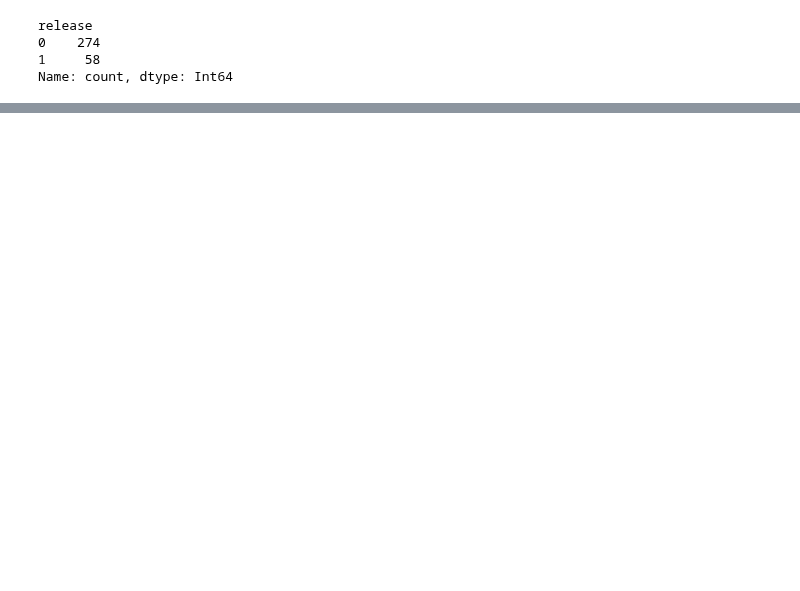
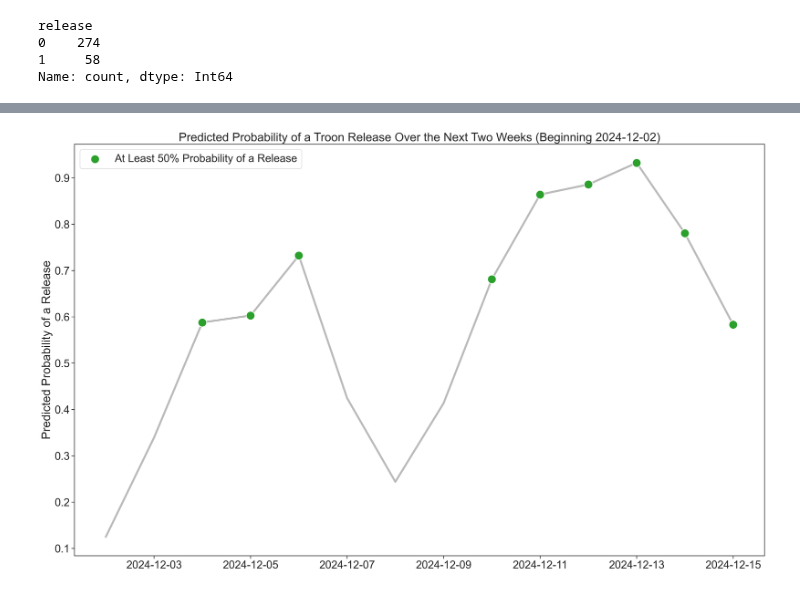
Before and after one commit to dmnapolitano/troon_release_prediction, a Jupyter notebook: Predict the Next Release - Bayesian Logistic Regression.ipynb, the cells around one changed output, grey strips where cells are left out. Saved outputs shown, nothing was run; the diff lists cells and outputs as text; code cells hidden in the pictures; blank space fills up the shorter version.

```diff
--- a/Predict the Next Release - Bayesian Logistic Regression.ipynb
+++ b/Predict the Next Release - Bayesian Logistic Regression.ipynb
@@ -178,0 +202,3 @@ plt.show()
+# %%
+with model:
+    idata = pm.sample(1000, tune=1000, chains=4, random_seed=1024)
@@ -178,0 +237,4 @@ plt.show()
+# %%
+with model:
+    pm.set_data({"features" : next_two_weeks[feature_names].T})
+    pred_next = pm.sample_posterior_predictive(idata, predictions=True, var_names=["release"])
@@ -178,0 +245,4 @@ plt.show()
+# %%
+next_two_weeks["release_pred"] = [mode(p)[0] for p in pred_next["predictions"]["release"].stack(all_draws=["chain", "draw"]).values]
+# %%
+next_two_weeks["release_pred_prob"] = np.mean(pred_next["predictions"]["release"].stack(all_draws=["chain", "draw"]).values, axis=1)
@@ -178,0 +267,12 @@ plt.show()
+# %%
+ax = sns.lineplot(data=next_two_weeks, x="index", y="release_pred_prob", linewidth=4, color="darkgrey", alpha=0.8)
+sns.scatterplot(data=next_two_weeks[next_two_weeks["release_pred"] == 1], x="index", y="release_pred_prob", s=300,
+                color="tab:green", label="At Least 50% Probability of a Release", ax=ax, zorder=2)
+ax.set_xlabel(None)
+ax.set_ylabel("Predicted Probability of a Release")
+ax.set_title("Predicted Probability of a Troon Release Over the Next Two Weeks (Beginning {})".format(
+    next_two_weeks["index"].iloc[0].date()))
+ax.legend()
+plt.show()
+# %% [output]
+[figure, added]
```
Also changed, not shown: parts of 18 cells of this notebook, 1 other file.
